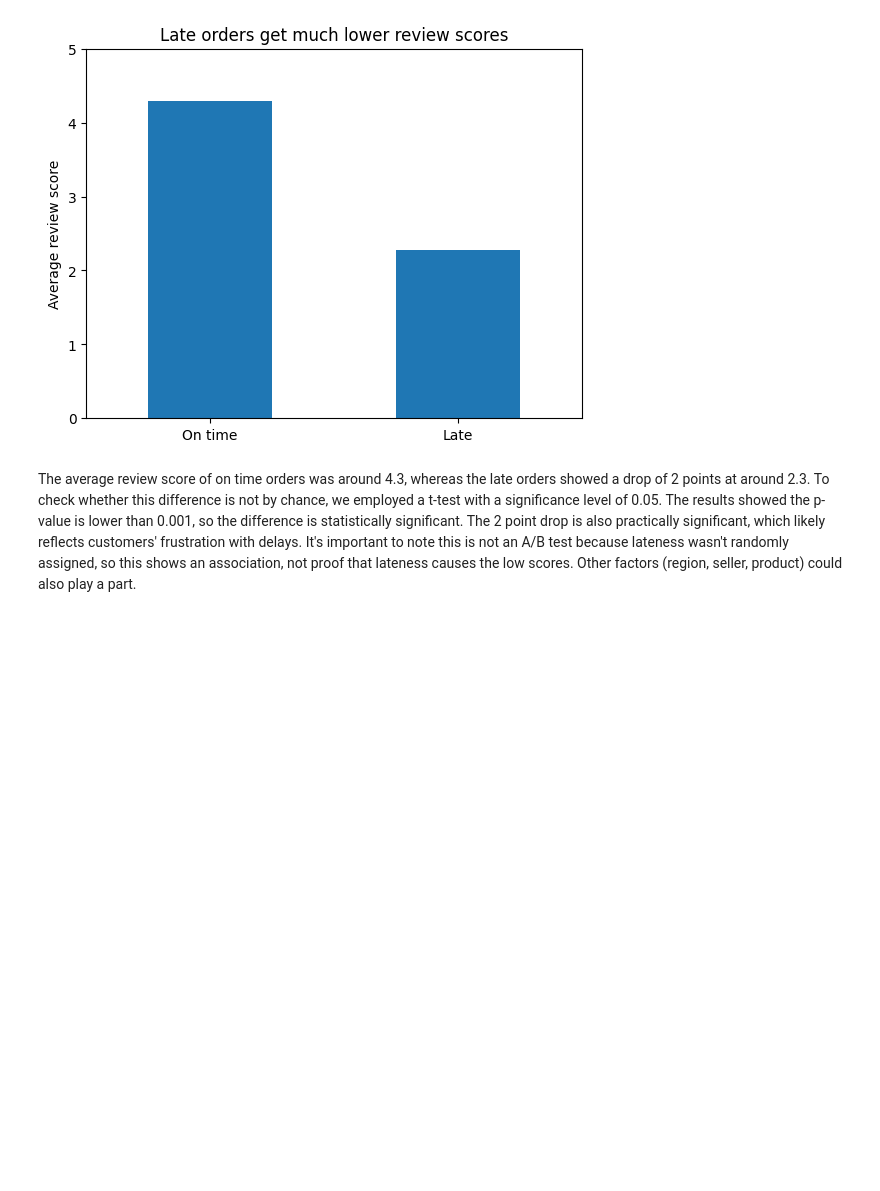
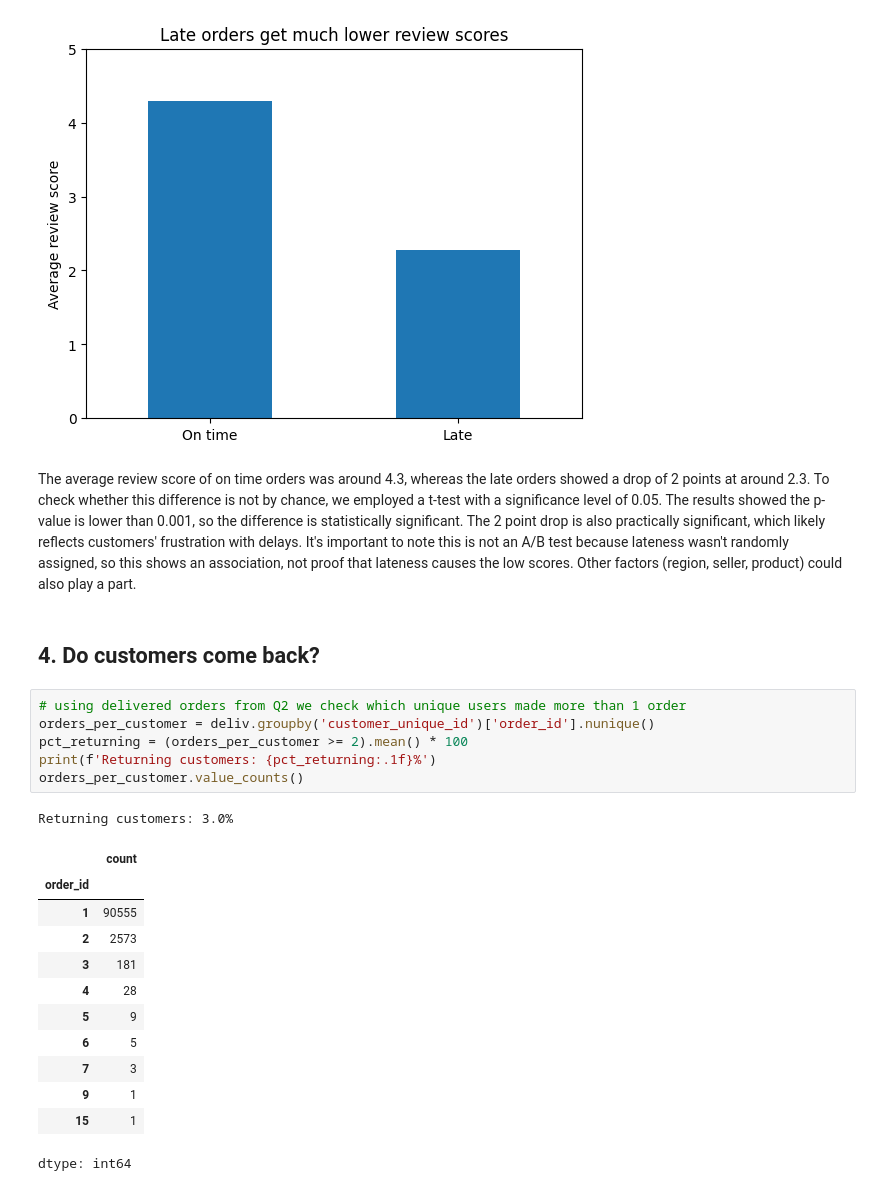
Before and after one commit to pvgfarias/olist-ecommerce, a Jupyter notebook: olist_analysis.ipynb, the cells around one changed output. Saved outputs shown, nothing was run; the diff lists cells and outputs as text; blank space fills up the shorter version.

```diff
--- a/olist_analysis.ipynb
+++ b/olist_analysis.ipynb
@@ -233,3 +233,25 @@ TtestResult(statistic=np.float64(-132.04704262661815), pvalue=np.float64(0.0), d
 [figure]
 # %% [markdown]
 The average review score of on time orders was around 4.3, whereas the late orders showed a drop of 2 points at around 2.3. To check whether this difference is not by chance, we employed a t-test with a significance level of 0.05. The results showed the p-value is lower than 0.001, so the difference is statistically significant. The 2 point drop is also practically significant, which likely reflects customers' frustration with delays. It's important to note this is not an A/B test because lateness wasn't randomly assigned, so this shows an association, not proof that lateness causes the low scores. Other factors (region, seller, product) could also play a part.
+# %% [markdown]
+## 4. Do customers come back?
+# %%
+# using delivered orders from Q2 we check which unique users made more than 1 order
+orders_per_customer = deliv.groupby('customer_unique_id')['order_id'].nunique()
+pct_returning = (orders_per_customer >= 2).mean() * 100
+print(f'Returning customers: {pct_returning:.1f}%')
+orders_per_customer.value_counts()
+# %% [output]
+Returning customers: 3.0%
+|  | count |
+| order_id |  |
+| 1 | 90555 |
+| 2 | 2573 |
+| 3 | 181 |
+| 4 | 28 |
+| 5 | 9 |
+| 6 | 5 |
+| 7 | 3 |
+| 9 | 1 |
+| 15 | 1 |
+dtype: int64
```
Also changed, not shown: parts of 9 cells of this notebook.
